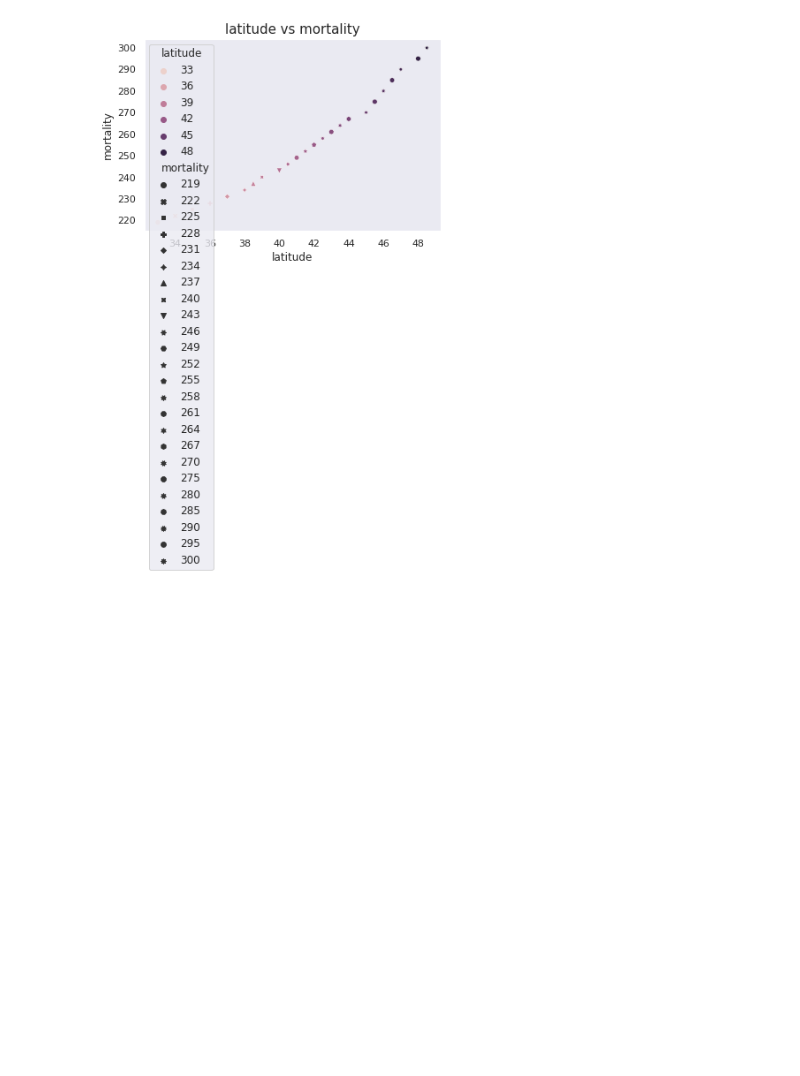
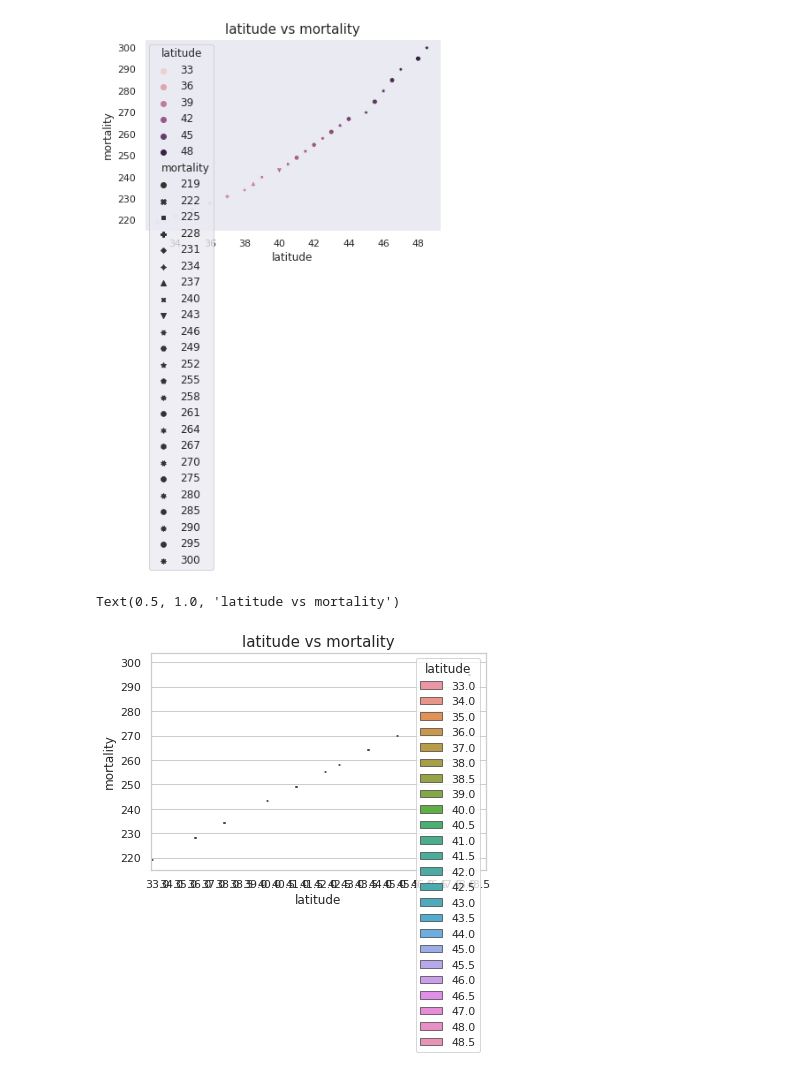
Before and after one commit to lakesidetech/Altitude-and-Mortality-csv-file-lmdata, a Jupyter notebook: Altitude_and_Mortality_csv_file_lmdate.ipynb, the cells around one changed output. Cells and saved outputs as stored; diff of their text form; code cells hidden in the pictures; blank space fills up the shorter version.

```diff
--- a/Altitude_and_Mortality_csv_file_lmdate.ipynb
+++ b/Altitude_and_Mortality_csv_file_lmdate.ipynb
@@ -66,3 +66,9 @@ ax.set_title("latitude vs mortality", fontsize=15)
 # %% [output]
 Text(0.5, 1.0, 'latitude vs mortality')
 [figure]
+# %%
+ax = sns.boxplot(x="latitude", y="mortality", hue="latitude",data=df)
+ax.set_title("latitude vs mortality", fontsize=15)
+# %% [output]
+Text(0.5, 1.0, 'latitude vs mortality')
+[figure, added]
```
